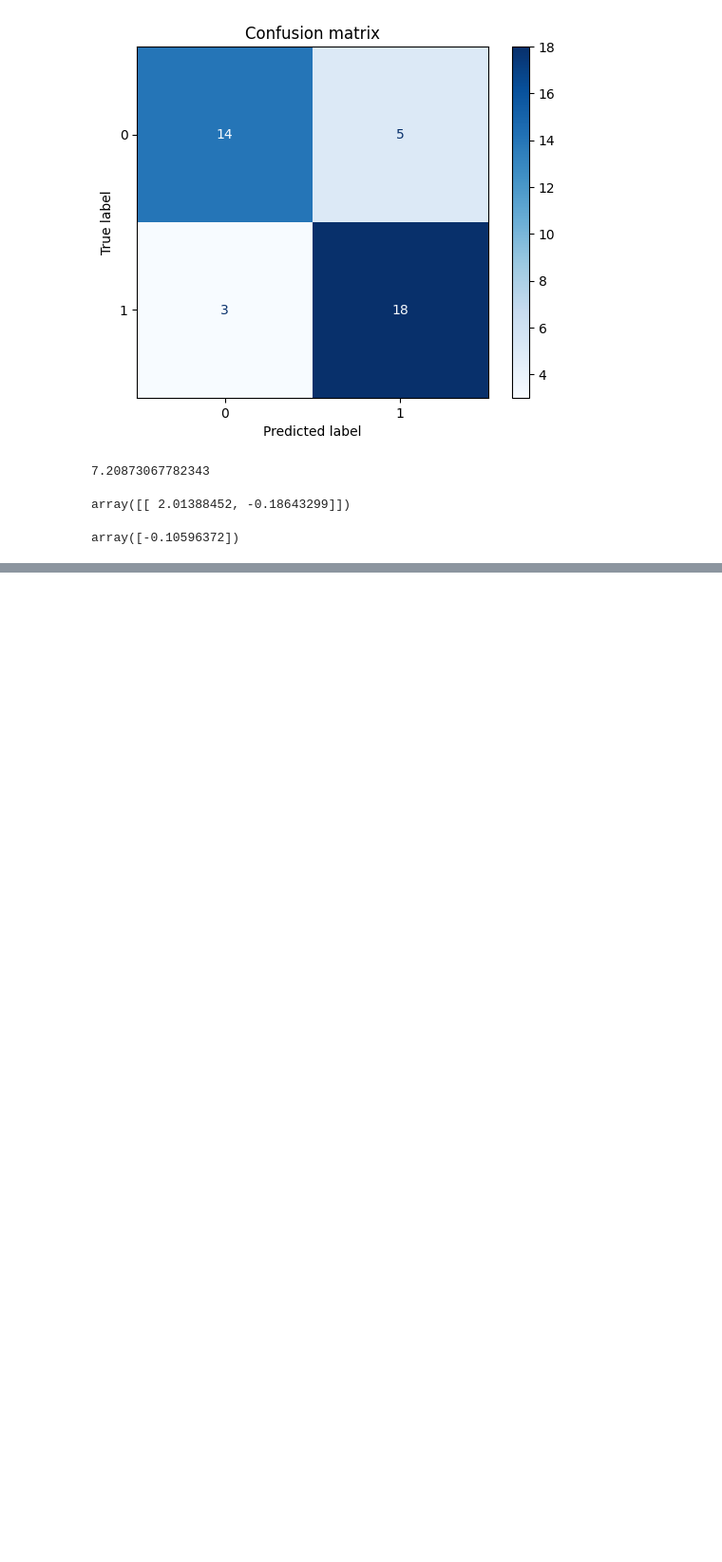
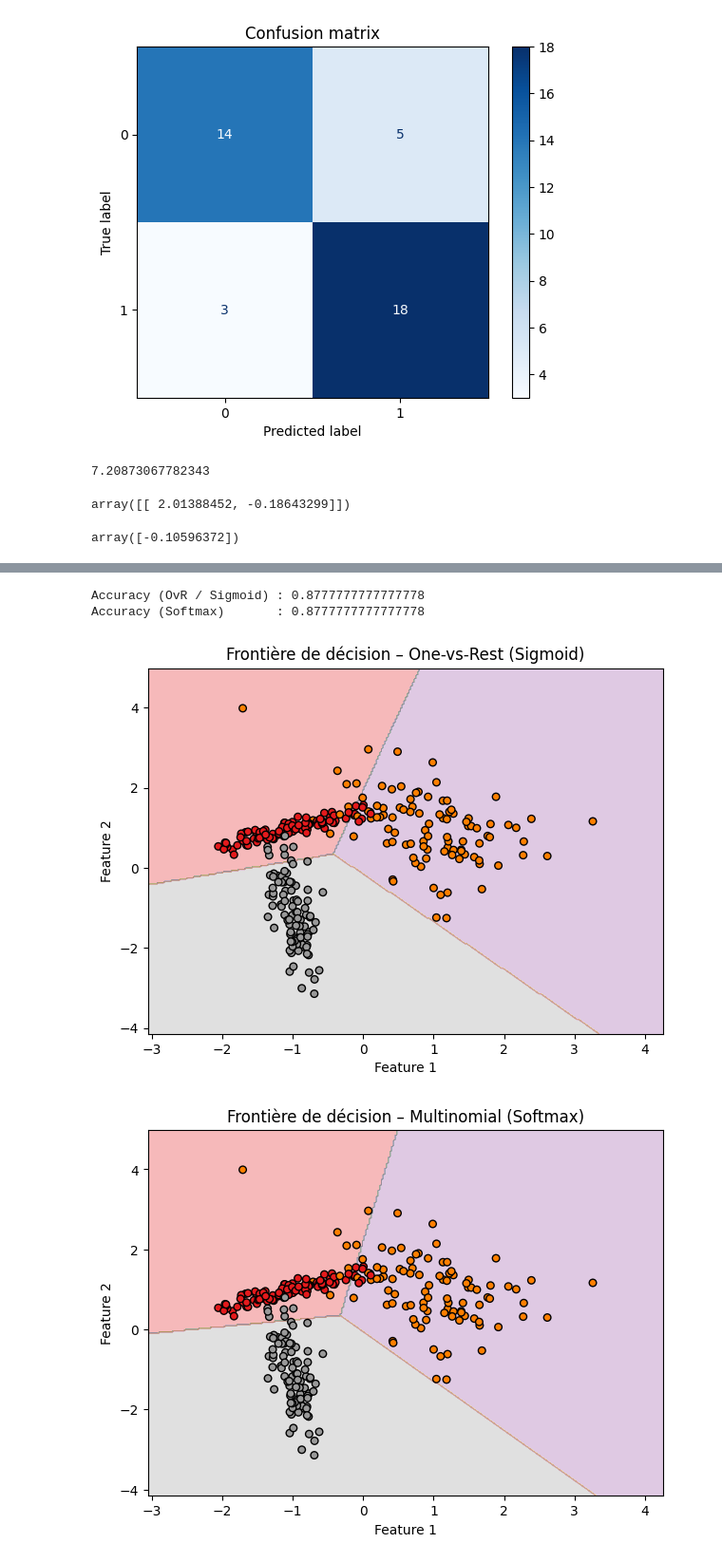
Before and after one commit to RajaaLebnaiti/100-Days-of-Data-Science, a Jupyter notebook: Day31- 35 Logistic Regression/main.ipynb, the cells around one changed output, grey strips where cells are left out. Shown: that part at 95% size. Saved outputs shown, nothing was run; the diff lists cells and outputs as text; code cells hidden in the pictures; blank space fills up the shorter version.

```diff
--- a/Day31- 35 Logistic Regression/main.ipynb
+++ b/Day31- 35 Logistic Regression/main.ipynb
@@ -87,0 +154,58 @@ array([-0.10596372])
+# %%
+import numpy as np
+import matplotlib.pyplot as plt
+from sklearn.datasets import make_classification
+from sklearn.linear_model import LogisticRegression
+from sklearn.model_selection import train_test_split
+from sklearn.metrics import accuracy_score
+
+# 1️⃣ Génération d’un dataset à 3 classes
+X, y = make_classification(
+    n_samples=300,
+    n_features=2,
+    n_redundant=0,
+    n_informative=2,
+    n_clusters_per_class=1,
+    n_classes=3,
+    random_state=42
+)
+
+# 2️⃣ Séparation en train/test
+X_train, X_test, y_train, y_test = train_test_split(X, y, test_size=0.3, random_state=42)
+
+# 3️⃣ Modèle 1 : One-vs-Rest (sigmoid)
+model_ovr = LogisticRegression(multi_class='ovr', solver='lbfgs')
+model_ovr.fit(X_train, y_train)
+
+# 4️⃣ Modèle 2 : Multinomial (softmax)
+model_softmax = LogisticRegression(multi_class='multinomial', solver='lbfgs')
+model_softmax.fit(X_train, y_train)
+
+# 5️⃣ Évaluation
+print("Accuracy (OvR / Sigmoid) :", accuracy_score(y_test, model_ovr.predict(X_test)))
+print("Accuracy (Softmax)       :", accuracy_score(y_test, model_softmax.predict(X_test)))
+
+# 6️⃣ Visualisation des frontières de décision
+def plot_decision_boundary(model, X, y, title):
+    x_min, x_max = X[:, 0].min() - 1, X[:, 0].max() + 1
+    y_min, y_max = X[:, 1].min() - 1, X[:, 1].max() + 1
+    xx, yy = np.meshgrid(np.linspace(x_min, x_max, 300), np.linspace(y_min, y_max, 300))
+
+    Z = model.predict(np.c_[xx.ravel(), yy.ravel()])
+    Z = Z.reshape(xx.shape)
+
+    plt.figure(figsize=(7,5))
+    plt.contourf(xx, yy, Z, alpha=0.3, cmap=plt.cm.Set1)
+    plt.scatter(X[:, 0], X[:, 1], c=y, s=30, edgecolors='k', cmap=plt.cm.Set1)
+    plt.title(title)
+    plt.xlabel("Feature 1")
+    plt.ylabel("Feature 2")
+    plt.show()
+
+plot_decision_boundary(model_ovr, X, y, "Frontière de décision – One-vs-Rest (Sigmoid)")
+plot_decision_boundary(model_softmax, X, y, "Frontière de décision – Multinomial (Softmax)")
+# %% [output]
+Accuracy (OvR / Sigmoid) : 0.8777777777777778
+Accuracy (Softmax)       : 0.8777777777777778
+[figure, added]
+[figure, added]
```
Also changed, not shown: parts of 10 cells of this notebook, 2 other files.
